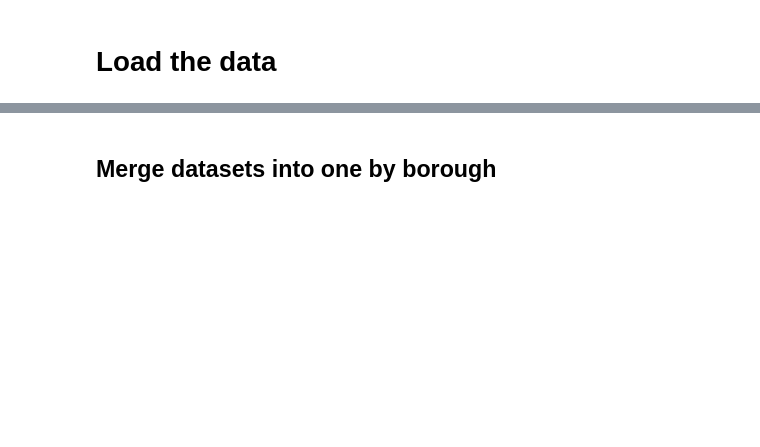
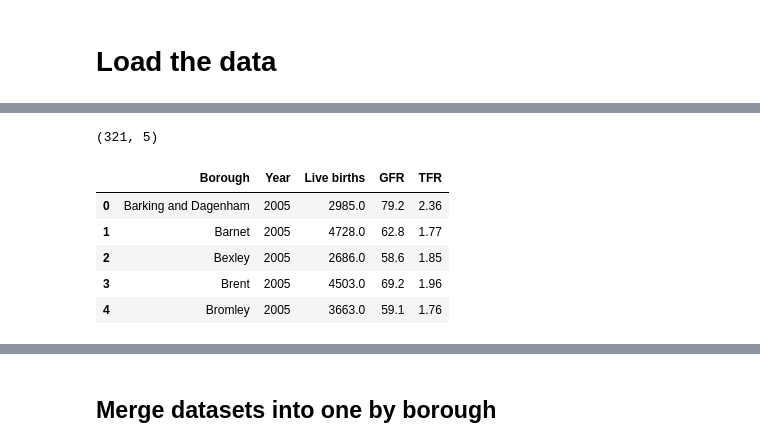
Before and after one commit to AdrianRamirezRio/crimeAnalysis, a Jupyter notebook: DataUnderstunding.ipynb, the cells around one changed output, grey strips where cells are left out. Saved outputs shown, nothing was run; the diff lists cells and outputs as text; code cells hidden in the pictures; blank space fills up the shorter version.

```diff
--- a/DataUnderstunding.ipynb
+++ b/DataUnderstunding.ipynb
@@ -45,3 +45,16 @@ co2.head()
 | 2 | Barnet | 2005 | 460.5 | 868.1 | 432.5 | 2.9 | 1764.0 | ... |
 | 3 | Bexley | 2005 | 485.1 | 531.0 | 266.8 | 2.1 | 1285.0 | ... |
 | 4 | Brent | 2005 | 543.0 | 616.5 | 267.4 | 1.2 | 1428.0 | ... |
+# %%
+# Load births and fertility
+fertility = pd.read_csv("data/births_fertility_rates_borough_2005_2014.csv")
+print(fertility.shape)
+fertility.head()
+# %% [output]
+(321, 5)
+|  | Borough | Year | Live births | GFR | TFR |
+| 0 | Barking and Dagenham | 2005 | 2985.0 | 79.2 | 2.36 |
+| 1 | Barnet | 2005 | 4728.0 | 62.8 | 1.77 |
+| 2 | Bexley | 2005 | 2686.0 | 58.6 | 1.85 |
+| 3 | Brent | 2005 | 4503.0 | 69.2 | 1.96 |
+| 4 | Bromley | 2005 | 3663.0 | 59.1 | 1.76 |
```
Also changed, not shown: parts of 20 cells of this notebook.
